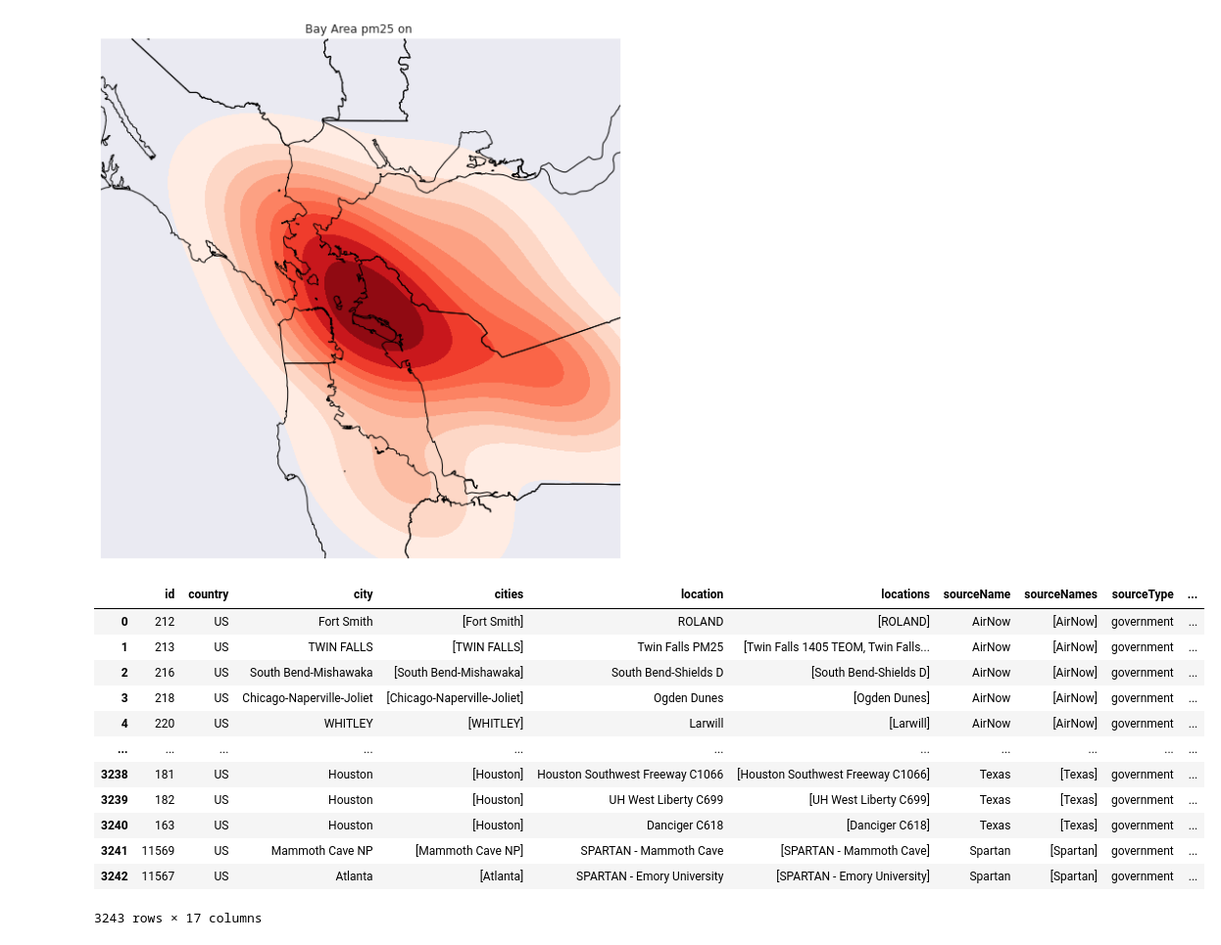
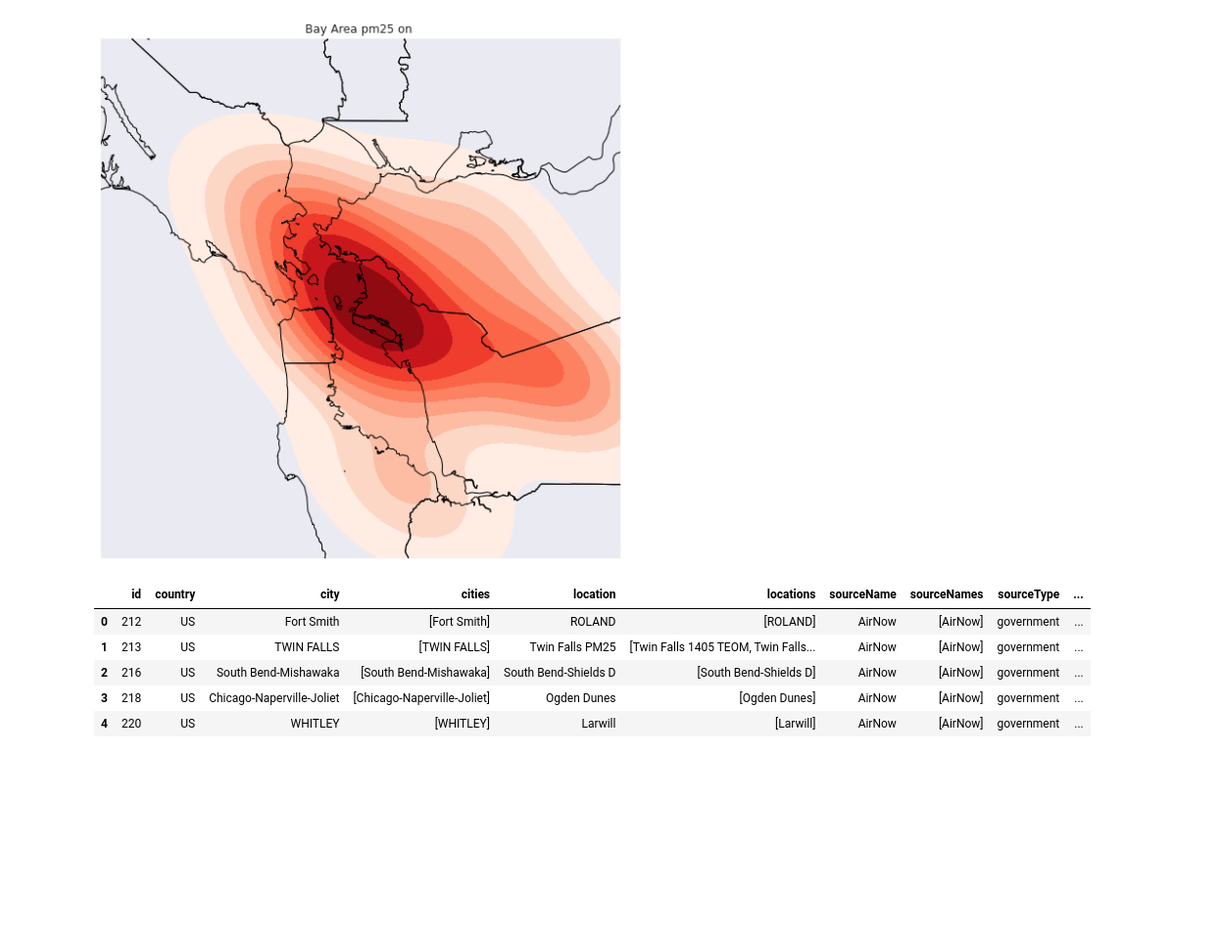
Before and after one commit to UCB-stat-159-s22/hw07-group13, a Jupyter notebook: ExplorationAndVisualization.ipynb, the cells around one changed output. Shown at 98% size. Drawn from its saved outputs; the diff is of its cells as text; code cells hidden in the pictures; blank space fills up the shorter version.

```diff
--- a/ExplorationAndVisualization.ipynb
+++ b/ExplorationAndVisualization.ipynb
@@ -214,21 +203,14 @@ ax1.set_title("Bay Area pm25 on ")
 Text(0.5, 1.0, 'Bay Area pm25 on ')
 [figure]
 # %%
-test1 = api.locations(country='US', df=True, limit=10000)
+USlocs = api.locations(country='US', df=True, limit=10000)
 
-test1
+USlocs.head()
 # %% [output]
 |  | id | country | city | cities | location | locations | sourceName | sourceNames | sourceType | ... |
 | 0 | 212 | US | Fort Smith | [Fort Smith] | ROLAND | [ROLAND] | AirNow | [AirNow] | government | ... |
 | 1 | 213 | US | TWIN FALLS | [TWIN FALLS] | Twin Falls PM25 | [Twin Falls 1405 TEOM, Twin Falls... | AirNow | [AirNow] | government | ... |
 | 2 | 216 | US | South Bend-Mishawaka | [South Bend-Mishawaka] | South Bend-Shields D | [South Bend-Shields D] | AirNow | [AirNow] | government | ... |
 | 3 | 218 | US | Chicago-Naperville-Joliet | [Chicago-Naperville-Joliet] | Ogden Dunes | [Ogden Dunes] | AirNow | [AirNow] | government | ... |
 | 4 | 220 | US | WHITLEY | [WHITLEY] | Larwill | [Larwill] | AirNow | [AirNow] | government | ... |
-| ... | ... | ... | ... | ... | ... | ... | ... | ... | ... | ... |
-| 3238 | 181 | US | Houston | [Houston] | Houston Southwest Freeway C1066 | [Houston Southwest Freeway C1066] | Texas | [Texas] | government | ... |
-| 3239 | 182 | US | Houston | [Houston] | UH West Liberty C699 | [UH West Liberty C699] | Texas | [Texas] | government | ... |
-| 3240 | 163 | US | Houston | [Houston] | Danciger C618 | [Danciger C618] | Texas | [Texas] | government | ... |
-| 3241 | 11569 | US | Mammoth Cave NP | [Mammoth Cave NP] | SPARTAN - Mammoth Cave | [SPARTAN - Mammoth Cave] | Spartan | [Spartan] | government | ... |
-| 3242 | 11567 | US | Atlanta | [Atlanta] | SPARTAN - Emory University | [SPARTAN - Emory University] | Spartan | [Spartan] | government | ... |
-3243 rows × 17 columns
 # %%
```
Also changed, not shown: parts of 14 cells of this notebook, 1 other file.
